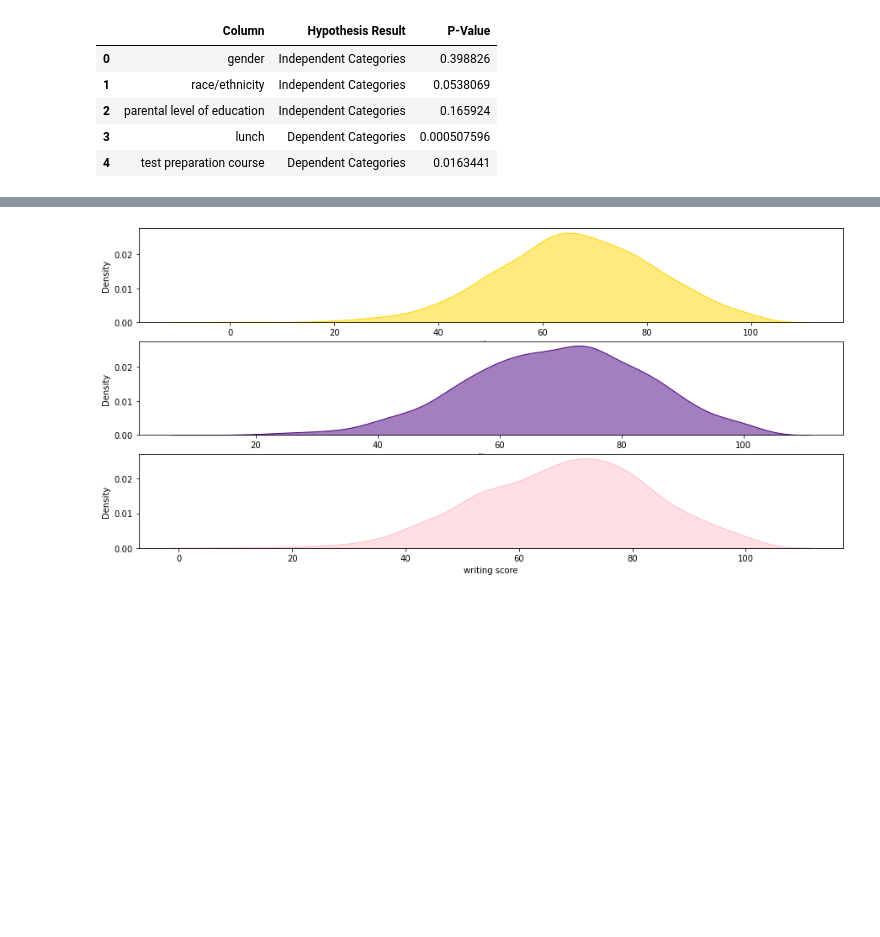
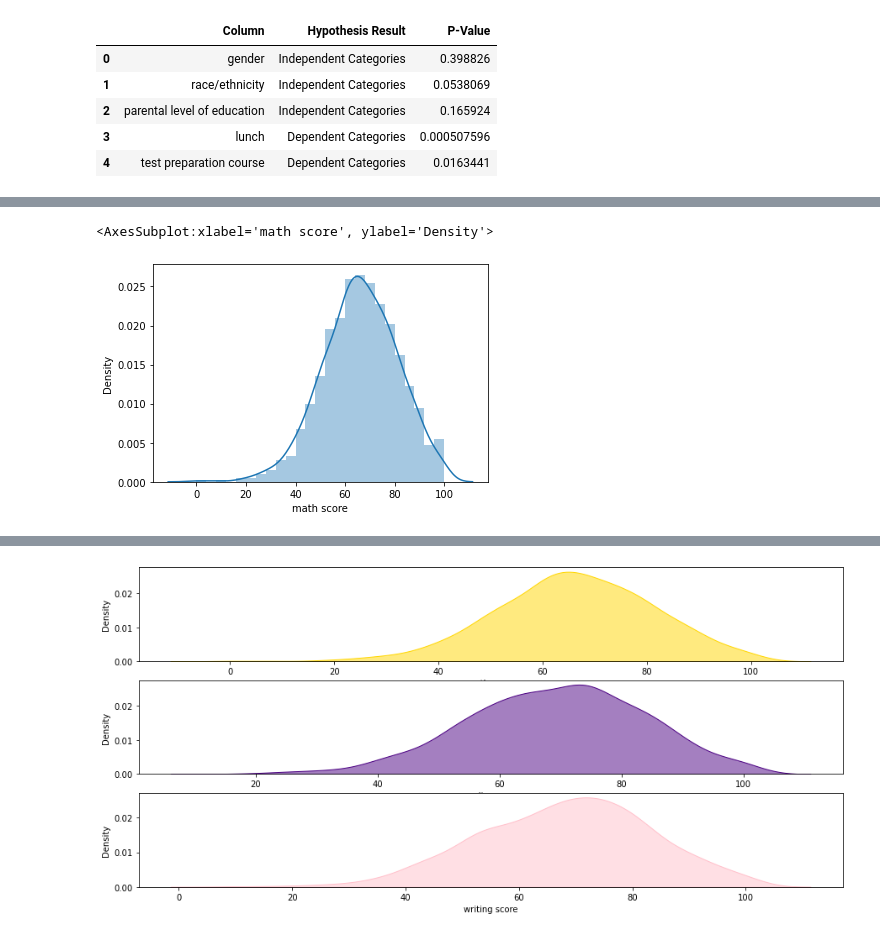
Before and after one commit to ravi0dubey/Linear_Regression_Student_Performance, a Jupyter notebook: Feature_Engineering_Student_Performance.ipynb, the cells around one changed output, grey strips where cells are left out. Saved outputs shown, nothing was run; the diff lists cells and outputs as text; code cells hidden in the pictures; blank space fills up the shorter version.

```diff
--- a/Feature_Engineering_Student_Performance.ipynb
+++ b/Feature_Engineering_Student_Performance.ipynb
@@ -310,0 +207,5 @@ plt.show()
+# %%
+sns.distplot(data['math score'])
+# %% [output]
+<AxesSubplot:xlabel='math score', ylabel='Density'>
+[figure, added]
```
Also changed, not shown: parts of 35 cells of this notebook.
